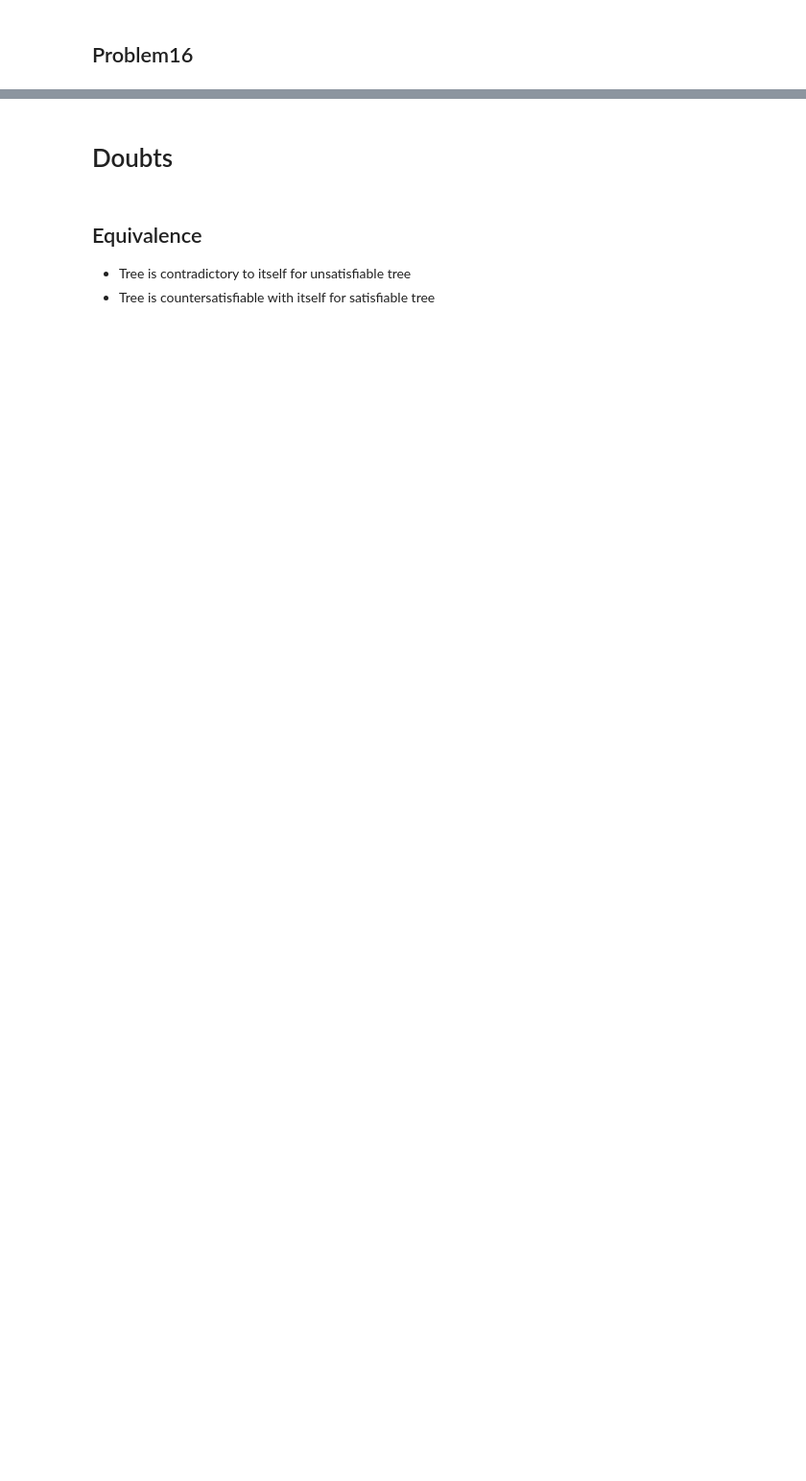
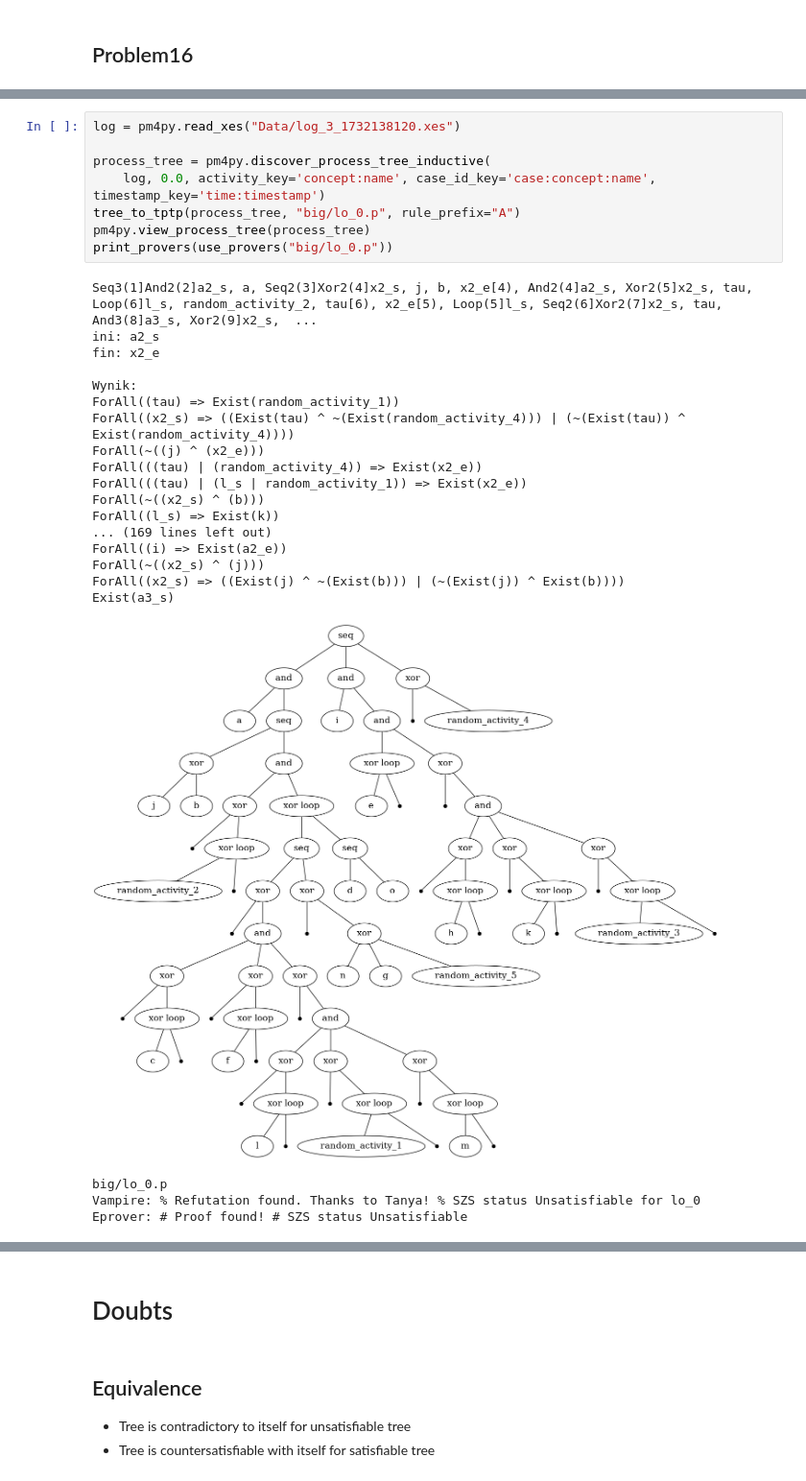
Before and after one commit to Isdre/ProcessMining, a Jupyter notebook: run_provers.ipynb, the cells around one changed output, grey strips where cells are left out. Shown at 96% size. Drawn from its saved outputs; the diff is of its cells as text; blank space fills up the shorter version.

```diff
--- a/run_provers.ipynb
+++ b/run_provers.ipynb
@@ -349,0 +574,30 @@ Eprover: # Proof found! # SZS status Theorem
+# %%
+log = pm4py.read_xes("Data/log_3_1732138120.xes")
+
+process_tree = pm4py.discover_process_tree_inductive(
+    log, 0.0, activity_key='concept:name', case_id_key='case:concept:name', timestamp_key='time:timestamp')
+tree_to_tptp(process_tree, "big/lo_0.p", rule_prefix="A")
+pm4py.view_process_tree(process_tree)
+print_provers(use_provers("big/lo_0.p"))
+# %% [output]
+Seq3(1]And2(2]a2_s, a, Seq2(3]Xor2(4]x2_s, j, b, x2_e[4), And2(4]a2_s, Xor2(5]x2_s, tau, Loop(6]l_s, random_activity_2, tau[6), x2_e[5), Loop(5]l_s, Seq2(6]Xor2(7]x2_s, tau, And3(8]a3_s, Xor2(9]x2_s,  ...
+ini: a2_s
+fin: x2_e
+
+Wynik:
+ForAll((tau) => Exist(random_activity_1))
+ForAll((x2_s) => ((Exist(tau) ^ ~(Exist(random_activity_4))) | (~(Exist(tau)) ^ Exist(random_activity_4))))
+ForAll(~((j) ^ (x2_e)))
+ForAll(((tau) | (random_activity_4)) => Exist(x2_e))
+ForAll(((tau) | (l_s | random_activity_1)) => Exist(x2_e))
+ForAll(~((x2_s) ^ (b)))
+ForAll((l_s) => Exist(k))
+... (169 lines left out)
+ForAll((i) => Exist(a2_e))
+ForAll(~((x2_s) ^ (j)))
+ForAll((x2_s) => ((Exist(j) ^ ~(Exist(b))) | (~(Exist(j)) ^ Exist(b))))
+Exist(a3_s)
+[figure, added]
+big/lo_0.p
+Vampire: % Refutation found. Thanks to Tanya! % SZS status Unsatisfiable for lo_0
+Eprover: # Proof found! # SZS status Unsatisfiable
```
Also changed, not shown: parts of 38 cells of this notebook, 40 other files.
